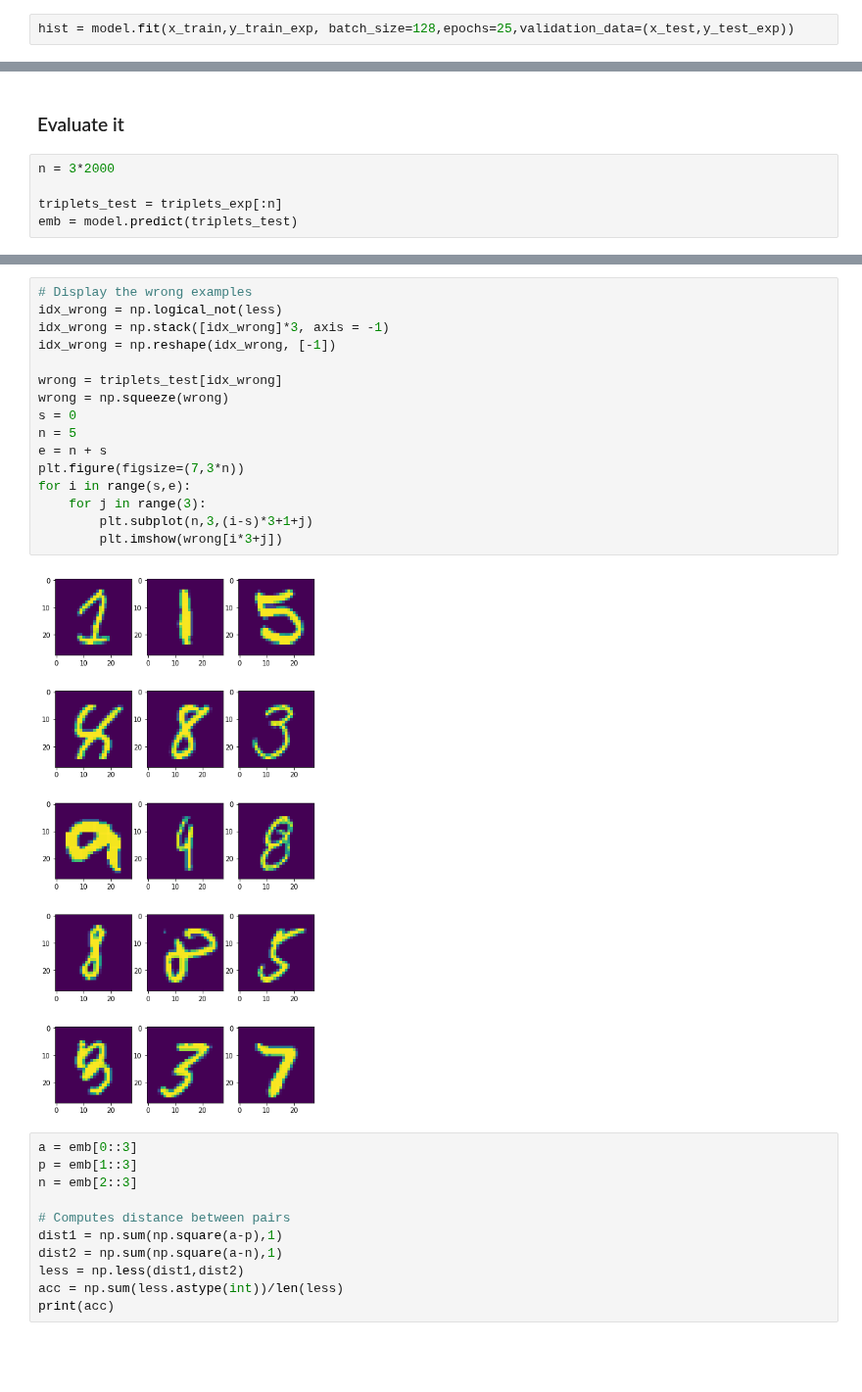
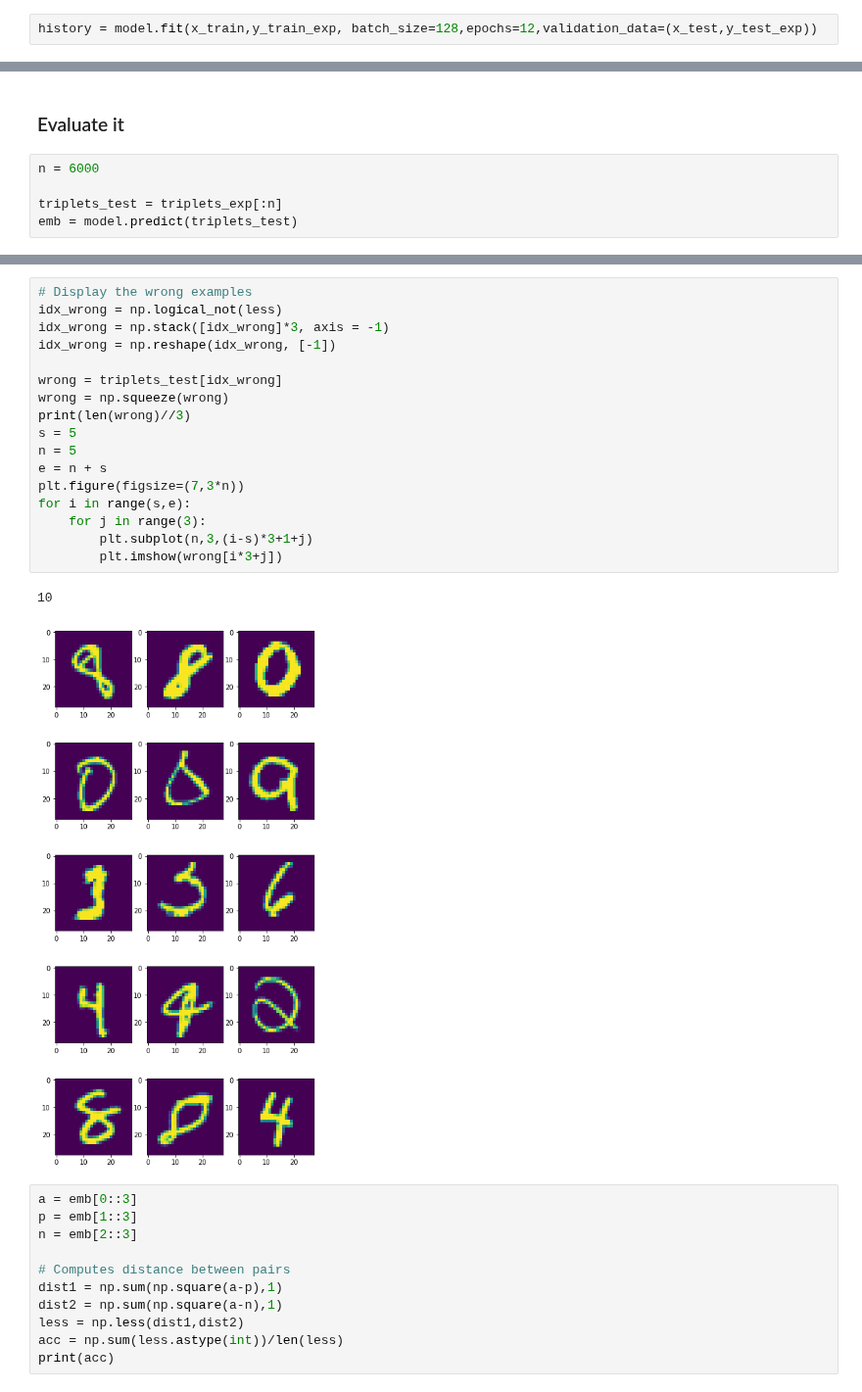
Before and after one commit to GuillaumeMougeot/DogFaceNet, a Jupyter notebook: dogfacenet/dogfacenet-mnist_v2.ipynb, the cells around one changed output, grey strips where cells are left out. Shown at 98% size. Drawn from its saved outputs; the diff is of its cells as text; blank space fills up the shorter version.

```diff
--- a/dogfacenet/dogfacenet-mnist_v2.ipynb
+++ b/dogfacenet/dogfacenet-mnist_v2.ipynb
@@ -578,6 +648,6 @@ plt.plot(epochs,val_loss, label="val_loss")
 plt.xlabel("Number of epochs")
 plt.legend()
 # %%
-hist = model.fit(x_train,y_train_exp, batch_size=128,epochs=25,validation_data=(x_test,y_test_exp))
+history = model.fit(x_train,y_train_exp, batch_size=128,epochs=12,validation_data=(x_test,y_test_exp))
 # %% [output]
 Train on 60000 samples, validate on 10000 samples
@@ -632,7 +705,7 @@ KeyboardInterrupt:
 # %% [markdown]
 ### Evaluate it
 # %%
-n = 3*2000
+n = 6000
 
 triplets_test = triplets_exp[:n]
 emb = model.predict(triplets_test)
@@ -652,21 +725,23 @@ print(acc)
 # %%
 # Display the wrong examples
 idx_wrong = np.logical_not(less)
 idx_wrong = np.stack([idx_wrong]*3, axis = -1)
 idx_wrong = np.reshape(idx_wrong, [-1])
 
 wrong = triplets_test[idx_wrong]
 wrong = np.squeeze(wrong)
-s = 0
+print(len(wrong)//3)
+s = 5
 n = 5
 e = n + s
 plt.figure(figsize=(7,3*n))
 for i in range(s,e):
     for j in range(3):
         plt.subplot(n,3,(i-s)*3+1+j)
         plt.imshow(wrong[i*3+j])
 # %% [output]
+10
-[figure, old version]
+[figure, new version]
 # %%
 a = emb[0::3]
 p = emb[1::3]
```
Also changed, not shown: parts of 15 cells of this notebook, 1 other file.
